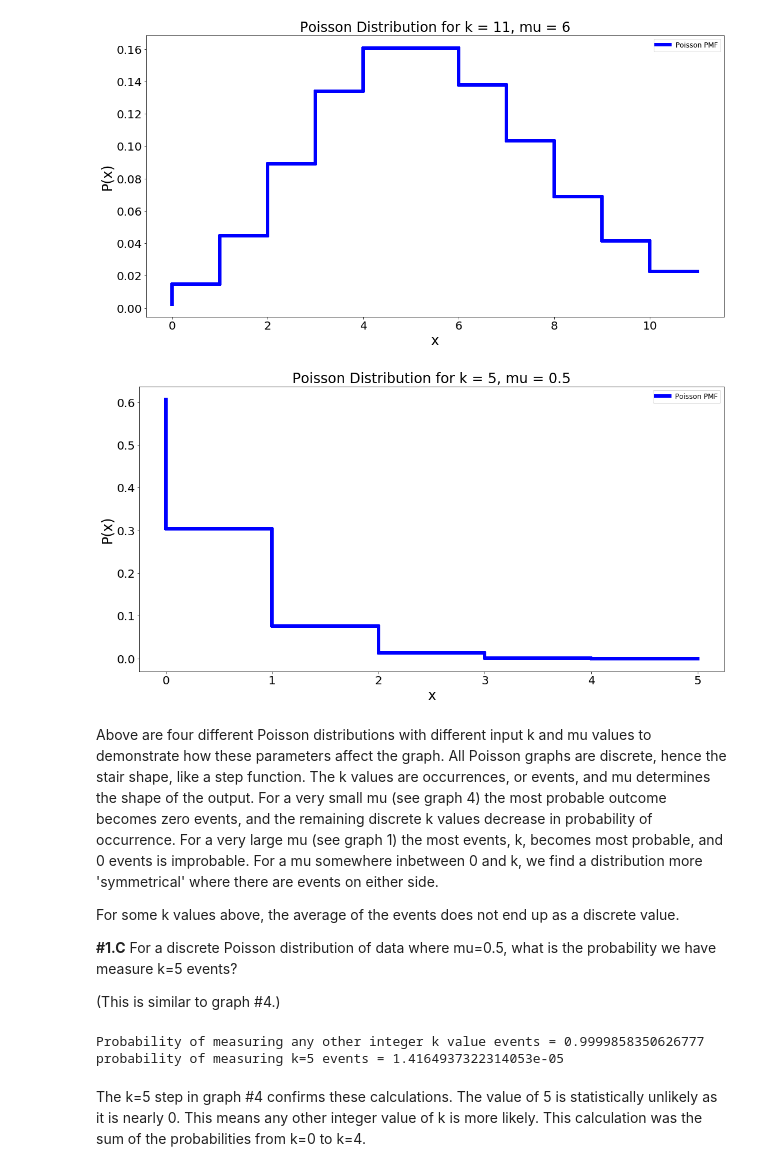
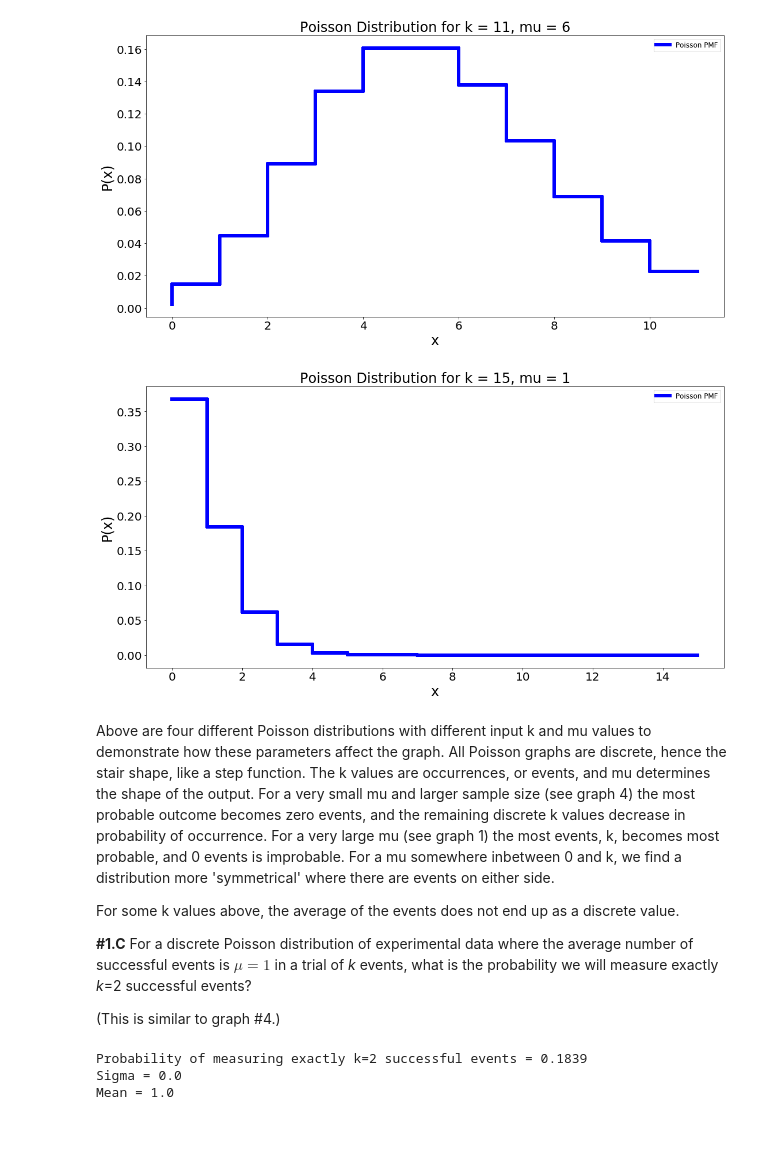
Before and after one commit to darrenhunt2/Phys-434, a Jupyter notebook: Lab1.ipynb, the cells around one changed output. Cells and saved outputs as stored; diff of their text form; code cells hidden in the pictures; blank space fills up the shorter version.

```diff
--- a/Lab1.ipynb
+++ b/Lab1.ipynb
@@ -194,24 +194,24 @@ poisson_plotter(5, 5)
 poisson_plotter(11, 6)
 # %% [output]
 [figure]
-# %%
-poisson_plotter(5, 0.5)
-# %% [output]
-[figure, removed]
+# %%
+poisson_plotter(15, 1)
+# %% [output]
+[figure, added]
 # %% [markdown]
-Above are four different Poisson distributions with different input k and mu values to demonstrate how these parameters affect the graph. All Poisson graphs are discrete, hence the stair shape, like a step function. The k values are occurrences, or events, and mu determines the shape of the output. For a very small mu (see graph 4) the most probable outcome becomes zero events, and the remaining discrete k values decrease in probability of occurrence. For a very large mu (see graph 1) the most events, k, becomes most probable, and 0 events is improbable. For a mu somewhere inbetween 0 and k, we find a distribution more 'symmetrical' where there are events on either side.
+Above are four different Poisson distributions with different input k and mu values to demonstrate how these parameters affect the graph. All Poisson graphs are discrete, hence the stair shape, like a step function. The k values are occurrences, or events, and mu determines the shape of the output. For a very small mu and larger sample size (see graph 4) the most probable outcome becomes zero events, and the remaining discrete k values decrease in probability of occurrence. For a very large mu (see graph 1) the most events, k, becomes most probable, and 0 events is improbable. For a mu somewhere inbetween 0 and k, we find a distribution more 'symmetrical' where there are events on either side.
 
 For some k values above, the average of the events does not end up as a discrete value.
 
-**#1.C** For a discrete Poisson distribution of data where mu=0.5, what is the probability we have measure k=5 events?
+**#1.C** For a discrete Poisson distribution of experimental data where the average number of successful events is $\mu=1$ in a trial of *k* events, what is the probability we will measure exactly *k*=2 successful events?
 
 (This is similar to graph #4.)
-# %%
-prb = stats.poisson.cdf(5, 0.5)
-print("Probability of measuring any other integer k value events = " + str(prb))
-print("probability of measuring k=5 events = " + str(1-prb))
-# %% [output]
-Probability of measuring any other integer k value events = 0.9999858350626777
-probability of measuring k=5 events = 1.4164937322314053e-05
-# %% [markdown]
-The k=5 step in graph #4 confirms these calculations. The value of 5 is statistically unlikely as it is nearly 0. This means any other integer value of k is more likely. This calculation was the sum of the probabilities from k=0 to k=4.
+# %%
+prb = stats.poisson.cdf(2, 1) - stats.poisson.cdf(1, 1)
+print("Probability of measuring exactly k=2 successful events = " + str("{0:.4f}".format(prb)))
+print("Sigma = " + str(stats.poisson.ppf(prb, 1)))
+print("Mean = " + str(stats.poisson.mean(1)))
+# %% [output]
+Probability of measuring exactly k=2 successful events = 0.1839
+Sigma = 0.0
+Mean = 1.0
```
Also changed, not shown: parts of 10 cells of this notebook, 1 other file.
